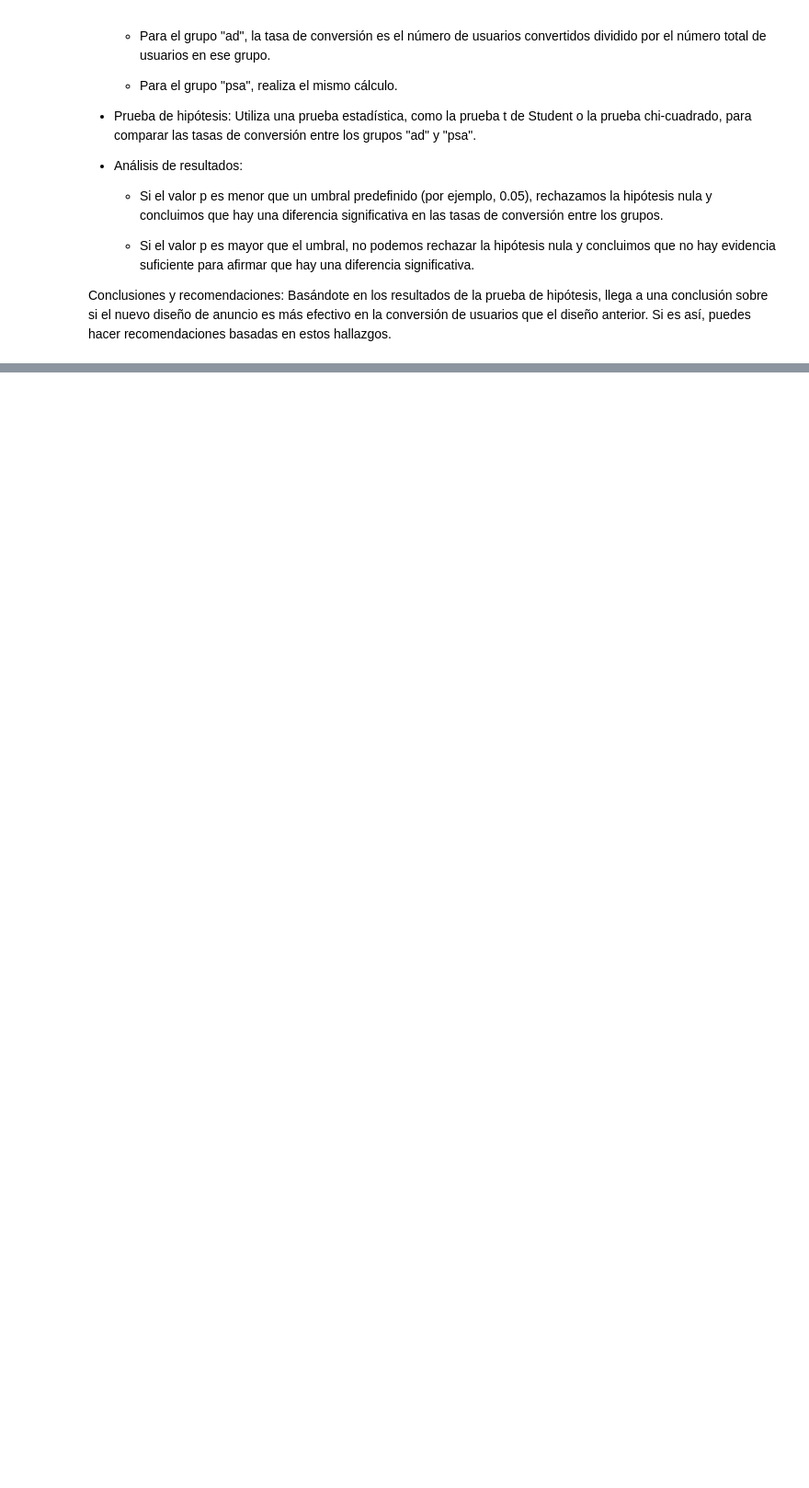
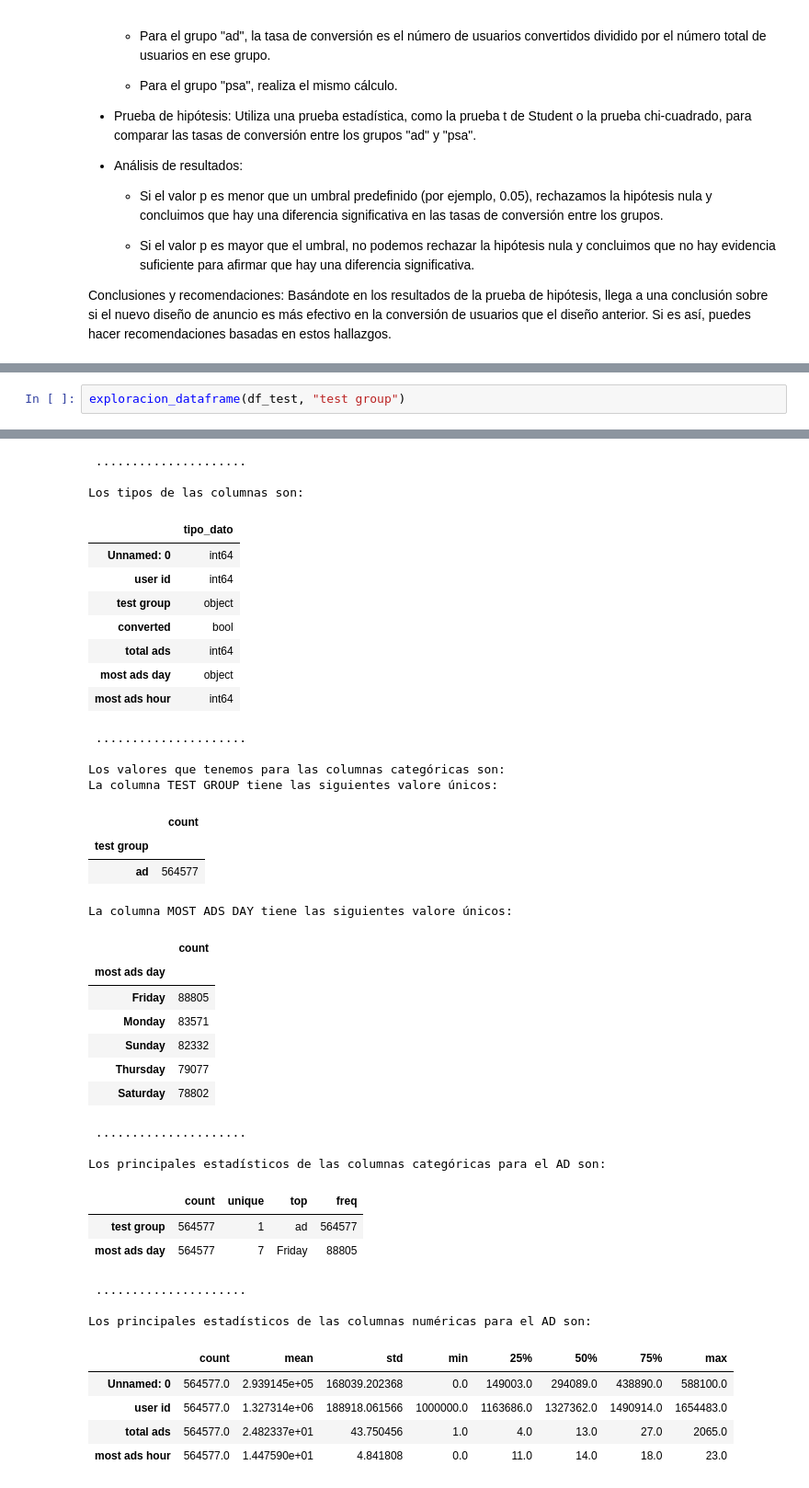
Before and after one commit to ElenaLara14/promoi-modulo3-sprint1-pairprogramming--ELENA, a Jupyter notebook: modulo-3-pair-03-AB.ipynb, the cells around one changed output, grey strips where cells are left out. Shown: that part at 92% size. Saved outputs shown, nothing was run; the diff lists cells and outputs as text; blank space fills up the shorter version.

```diff
--- a/modulo-3-pair-03-AB.ipynb
+++ b/modulo-3-pair-03-AB.ipynb
@@ -78,0 +225,3 @@ Conclusiones y recomendaciones: Basándote en los resultados de la prueba de hip
+# %%
+exploracion_dataframe(df_test, "test group")
+# %% [output]
@@ -78,0 +234,40 @@ Conclusiones y recomendaciones: Basándote en los resultados de la prueba de hip
+ .....................
+
+Los tipos de las columnas son:
+|  | tipo_dato |
+| Unnamed: 0 | int64 |
+| user id | int64 |
+| test group | object |
+| converted | bool |
+| total ads | int64 |
+| most ads day | object |
+| most ads hour | int64 |
+ .....................
+
+Los valores que tenemos para las columnas categóricas son:
+La columna TEST GROUP tiene las siguientes valore únicos:
+|  | count |
+| test group |  |
+| ad | 564577 |
+La columna MOST ADS DAY tiene las siguientes valore únicos:
+|  | count |
+| most ads day |  |
+| Friday | 88805 |
+| Monday | 83571 |
+| Sunday | 82332 |
+| Thursday | 79077 |
+| Saturday | 78802 |
+ .....................
+
+Los principales estadísticos de las columnas categóricas para el AD son:
+|  | count | unique | top | freq |
+| test group | 564577 | 1 | ad | 564577 |
+| most ads day | 564577 | 7 | Friday | 88805 |
+ .....................
+
+Los principales estadísticos de las columnas numéricas para el AD son:
+|  | count | mean | std | min | 25% | 50% | 75% | max |
+| Unnamed: 0 | 564577.0 | 2.939145e+05 | 168039.202368 | 0.0 | 149003.0 | 294089.0 | 438890.0 | 588100.0 |
+| user id | 564577.0 | 1.327314e+06 | 188918.061566 | 1000000.0 | 1163686.0 | 1327362.0 | 1490914.0 | 1654483.0 |
+| total ads | 564577.0 | 2.482337e+01 | 43.750456 | 1.0 | 4.0 | 13.0 | 27.0 | 2065.0 |
+| most ads hour | 564577.0 | 1.447590e+01 | 4.841808 | 0.0 | 11.0 | 14.0 | 18.0 | 23.0 |
```
Also changed, not shown: parts of 14 cells of this notebook.
